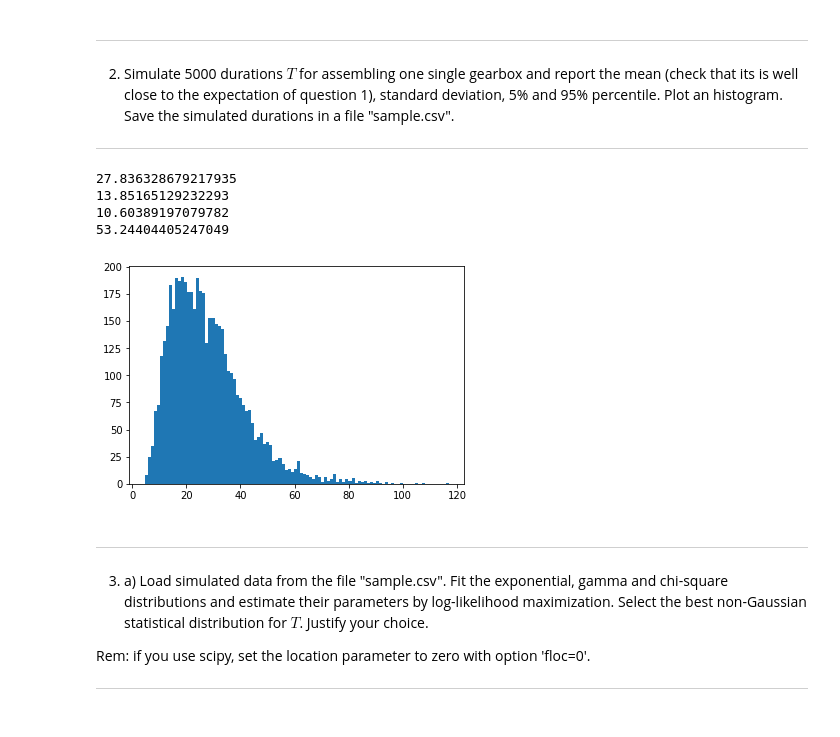
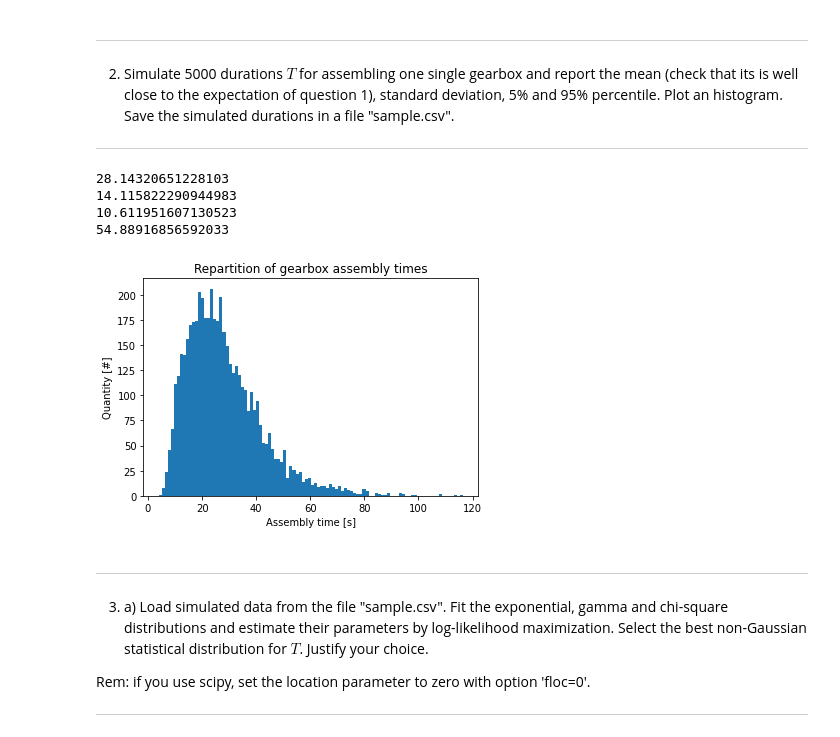
Before and after one commit to tsonnet/hackathon-mayo, a Jupyter notebook: Hackathon1.ipynb, the cells around one changed output. Cells and saved outputs as stored; diff of their text form; code cells hidden in the pictures.

```diff
--- a/Hackathon1.ipynb
+++ b/Hackathon1.ipynb
@@ -47,43 +47,46 @@ $\mathbb{E}(T)$ = $\mu 1 + 0.75 \times \mu 2 + 0.25 \times \mu 3 + \mu 4$ = 28s
 # %%
 import random
 import numpy as np
 import csv
 import matplotlib.pyplot as plt
 
-m = [7, 12, 16, 8]
-s = [2, 12, 8, 8]
-alpha = np.array(m) * np.array(m) / (np.array(s) * np.array(s))
-beta = np.array(s) * np.array(s) / np.array(m)
+m = [7, 12, 16, 8]   # Mu values
+s = [2, 12, 8, 8]    # Sigma values
+alpha = np.array(m) * np.array(m) / (np.array(s) * np.array(s))   # Corresponding alpha parameters
+beta = np.array(s) * np.array(s) / np.array(m)   # Corresponding beta parameters
 
 time = np.zeros(5000)
 
-for i in range(0, 5000):
+for i in range(0, 5000):   # Loop to create 5000 gearbox assembling times&
     time[i] += random.gammavariate(alpha[0], beta[0])
     p = random.choice([1, 1, 1, 2])
     time[i] += random.gammavariate(alpha[p], beta[p])
     time[i] += random.gammavariate(alpha[3], beta[3])
 
-mean = time.sum() / time.size
+mean = time.sum() / time.size   # Mean, standard deviation and percentiles computations
 print(mean)
 deviation = time.std()
 print(deviation)
 perc_5 = np.percentile(time, 5)
 print(perc_5)
 perc_95 = np.percentile(time, 95)
 print(perc_95)
 
+plt.title("Repartition of gearbox assembly times")   # Plotting
+plt.ylabel("Quantity [#]")
+plt.xlabel("Assembly time [s]")
 plt.hist(time, bins=100)
 
-f = open('sample.csv', 'w')
+f = open('sample.csv', 'w')   # Saving data
 writer = csv.writer(f)
 writer.writerow(time)
 f.close()
 # %% [output]
-27.836328679217935
-13.85165129232293
-10.60389197079782
-53.24404405247049
+28.14320651228103
+14.115822290944983
+10.611951607130523
+54.88916856592033
-[figure, old version]
+[figure, new version]
 # %% [markdown]
 
 ------------------------------------------------------------------------------------------------------
```
Also changed, not shown: parts of 5 cells of this notebook, 1 other file.
